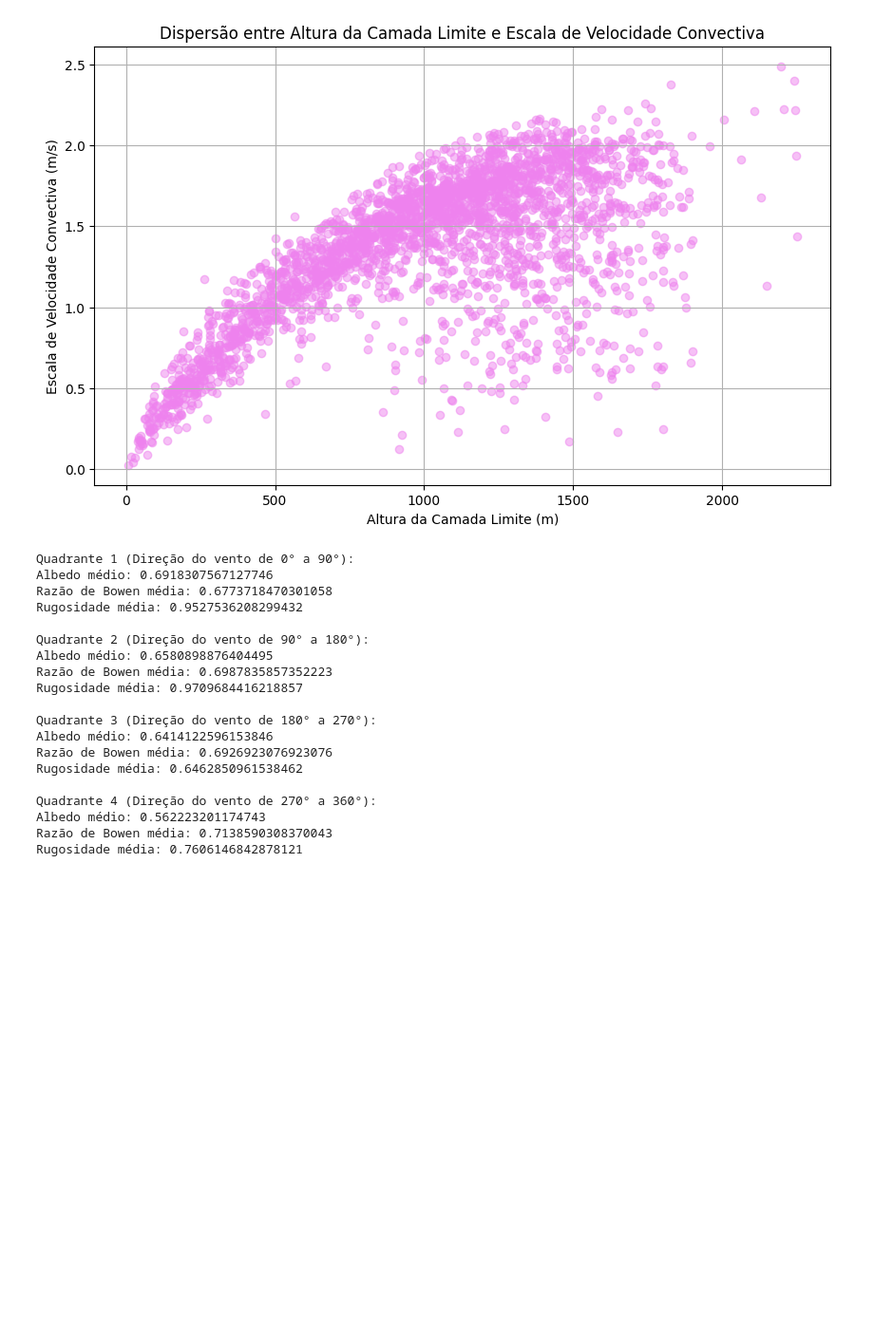
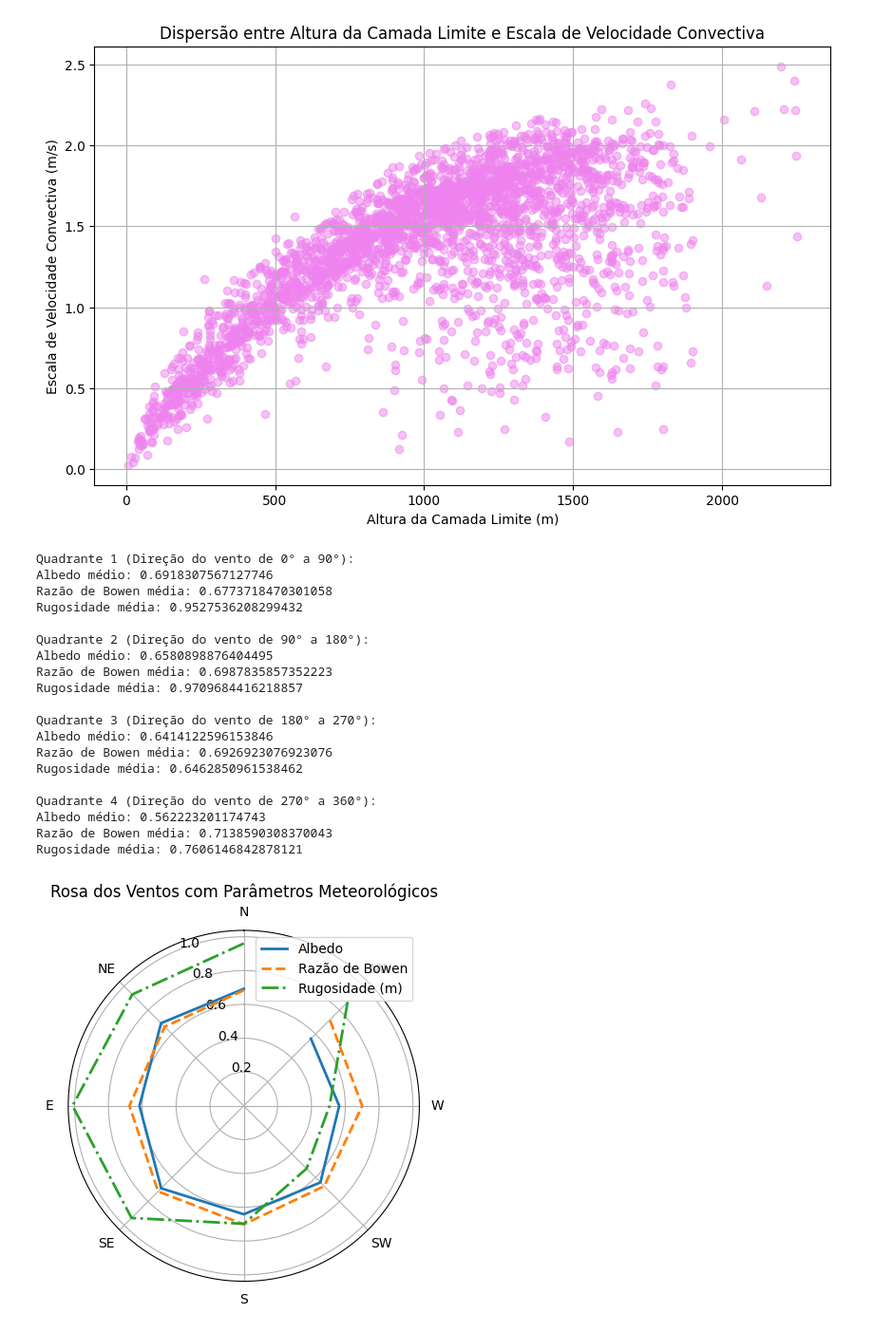
Before and after one commit to anapietroski/Controle_AnaPietroski, a Jupyter notebook: Atividade02_Ana_e_Barbara.ipynb, the cells around one changed output. Shown at 95% size. Drawn from its saved outputs; the diff is of its cells as text; code cells hidden in the pictures; blank space fills up the shorter version.

```diff
--- a/Atividade02_Ana_e_Barbara.ipynb
+++ b/Atividade02_Ana_e_Barbara.ipynb
@@ -774,3 +774,82 @@ Quadrante 4 (Direção do vento de 270° a 360°):
 Albedo médio: 0.562223201174743
 Razão de Bowen média: 0.7138590308370043
 Rugosidade média: 0.7606146842878121
+# %%
+import pandas as pd
+import matplotlib.pyplot as plt
+import numpy as np
+
+# Carregar os dados do arquivo CSV
+file_path =  r'C:\Users\anaju\OneDrive\Documentos\GitHub\Controle_AnaPietroski\inputs\ezAermet\METEO.csv'
+data = pd.read_csv(file_path)
+
+# Filtrar os valores de direção do vento iguais a 999
+data = data[data['wind direction'] != 999]
+
+# Definir os limites dos octantes de vento em graus
+octant_limits = [(0, 45), (45, 90), (90, 135), (135, 180), (180, 225), (225, 270), (270, 315), (315, 360)]
+
+# Inicializar listas para armazenar os valores médios dos parâmetros para cada octante
+albedo_means = []
+bowen_ratio_means = []
+roughness_means = []
+
+# Iterar sobre os octantes de vento
+for lower_limit, upper_limit in octant_limits:
+    # Selecionar os dados dentro do intervalo de direção do vento atual
+    octant_data = data[(data['wind direction'] >= lower_limit) & (data['wind direction'] < upper_limit)]
+
+    # Calcular os valores médios dos parâmetros para este octante
+    albedo_mean = octant_data['albedo'].mean()
+    bowen_ratio_mean = octant_data['bowen'].mean()
+    roughness_mean = octant_data['roughness'].mean()
+
+    # Adicionar os valores médios às listas
+    albedo_means.append(albedo_mean)
+    bowen_ratio_means.append(bowen_ratio_mean)
+    roughness_means.append(roughness_mean)
+
+# Definir os rótulos dos octantes
+octant_labels = ['N', 'NE', 'E', 'SE', 'S', 'SW', 'W', 'NW']
+
+# Definir os ângulos para cada octante da rosa dos ventos (com o Norte para cima)
+angles = np.radians([0, 45, 90, 135, 180, 225, 270, 315])
+
+# Criar o gráfico da rosa dos ventos
+fig, ax = plt.subplots(subplot_kw={'projection': 'polar'})
+
+# Plotar os dados de albedo
+ax.plot(angles, albedo_means, label='Albedo', linestyle='-', linewidth=2)
+
+# Plotar os dados de razão de Bowen
+ax.plot(angles, bowen_ratio_means, label='Razão de Bowen', linestyle='--', linewidth=2)
+
+# Plotar os dados de rugosidade
+ax.plot(angles, roughness_means, label='Rugosidade (m)', linestyle='-.', linewidth=2)
+
+# Adicionar grade radial e definir as legendas
+ax.grid(True)
+ax.legend()
+
+# Definir os rótulos dos ângulos
+ax.set_xticks(angles)
+ax.set_xticklabels(octant_labels)
+
+# Inverter a direção do ângulo para que o Norte fique para cima
+ax.set_theta_zero_location('N')
+
+# Adicionar título ao gráfico
+ax.set_title('Rosa dos Ventos com Parâmetros Meteorológicos')
+
+# Mostrar o gráfico
+plt.show()
+
+# Iterar sobre os octantes de vento e imprimir as médias dos parâmetros
+for label, albedo_mean, bowen_ratio_mean, roughness_mean in zip(octant_labels, albedo_means, bowen_ratio_means, roughness_means):
+    print(f'Octante {label}:')
+    print(f'Média de Albedo: {albedo_mean:.2f}')
+    print(f'Média de Razão de Bowen: {bowen_ratio_mean:.2f}')
+    print(f'Média de Rugosidade (m): {roughness_mean:.2f}')
+    print()
+# %% [output]
+[figure, added]
```
Also changed, not shown: parts of 2 cells of this notebook.
